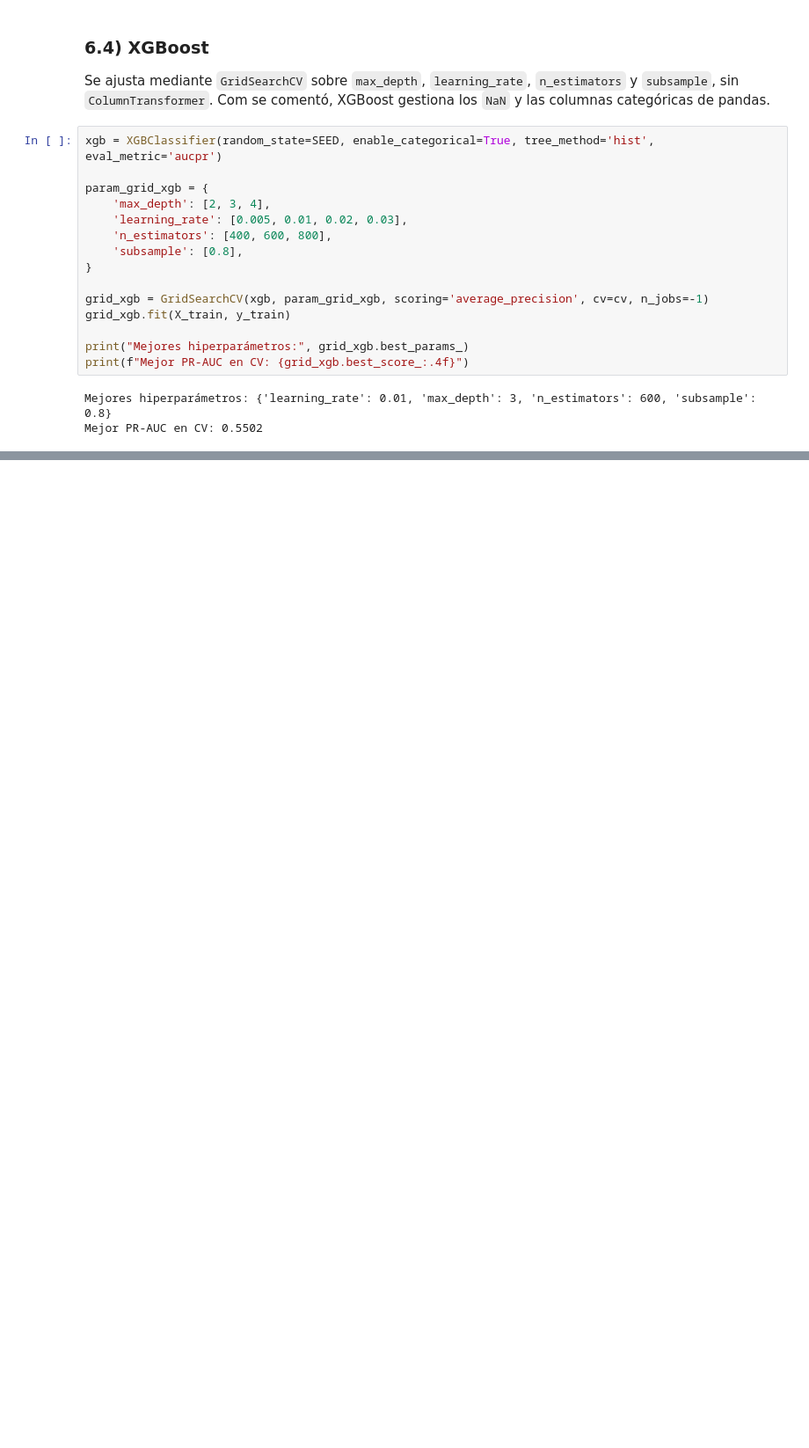
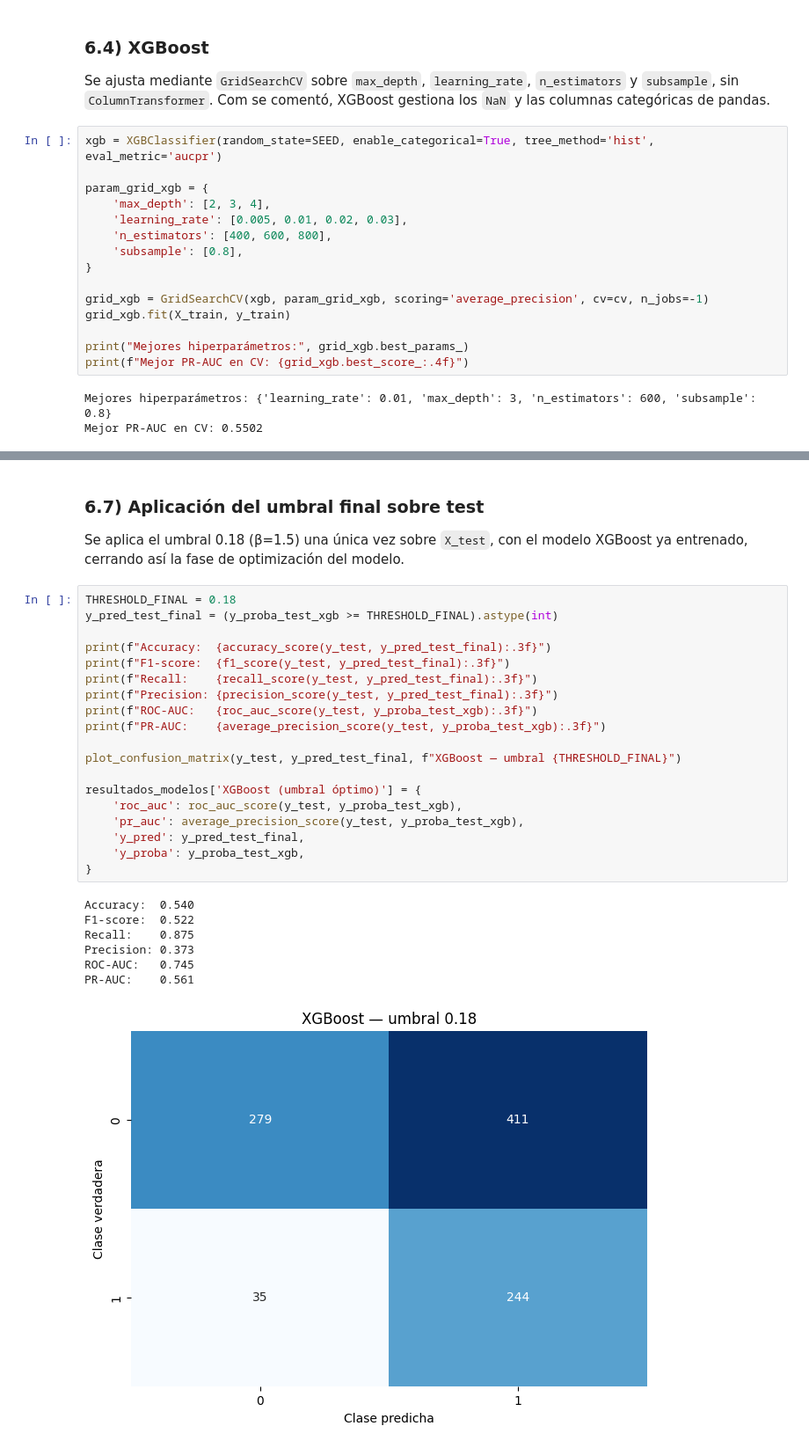
Before and after one commit to alonsocg5/TFM_Alonso_Castanon, a Jupyter notebook: notebooks/03_modelo_ML.ipynb, the cells around one changed output, grey strips where cells are left out. Shown at 88% size. Saved outputs shown, nothing was run; the diff lists cells and outputs as text; blank space fills up the shorter version.

Commit message:
03_modelo_ML.ipynb: corregir cifras post-downgrade xgboost, ampliar interpretación SHAP y guardado de artefactos

```diff
--- a/notebooks/03_modelo_ML.ipynb
+++ b/notebooks/03_modelo_ML.ipynb
@@ -456,0 +638,31 @@ PR-AUC:    0.559
+# %% [markdown]
+### 6.7) Aplicación del umbral final sobre test
+
+Se aplica el umbral 0.18 (β=1.5) una única vez sobre `X_test`, con el modelo XGBoost ya entrenado, cerrando así la fase de optimización del modelo.
+# %%
+THRESHOLD_FINAL = 0.18
+y_pred_test_final = (y_proba_test_xgb >= THRESHOLD_FINAL).astype(int)
+
+print(f"Accuracy:  {accuracy_score(y_test, y_pred_test_final):.3f}")
+print(f"F1-score:  {f1_score(y_test, y_pred_test_final):.3f}")
+print(f"Recall:    {recall_score(y_test, y_pred_test_final):.3f}")
+print(f"Precision: {precision_score(y_test, y_pred_test_final):.3f}")
+print(f"ROC-AUC:   {roc_auc_score(y_test, y_proba_test_xgb):.3f}")
+print(f"PR-AUC:    {average_precision_score(y_test, y_proba_test_xgb):.3f}")
+
+plot_confusion_matrix(y_test, y_pred_test_final, f"XGBoost — umbral {THRESHOLD_FINAL}")
+
+resultados_modelos['XGBoost (umbral óptimo)'] = {
+    'roc_auc': roc_auc_score(y_test, y_proba_test_xgb),
+    'pr_auc': average_precision_score(y_test, y_proba_test_xgb),
+    'y_pred': y_pred_test_final,
+    'y_proba': y_proba_test_xgb,
+}
+# %% [output]
+Accuracy:  0.540
+F1-score:  0.522
+Recall:    0.875
+Precision: 0.373
+ROC-AUC:   0.745
+PR-AUC:    0.561
+[figure, added]
```
Also changed, not shown: parts of 29 cells of this notebook, 1 other file.
